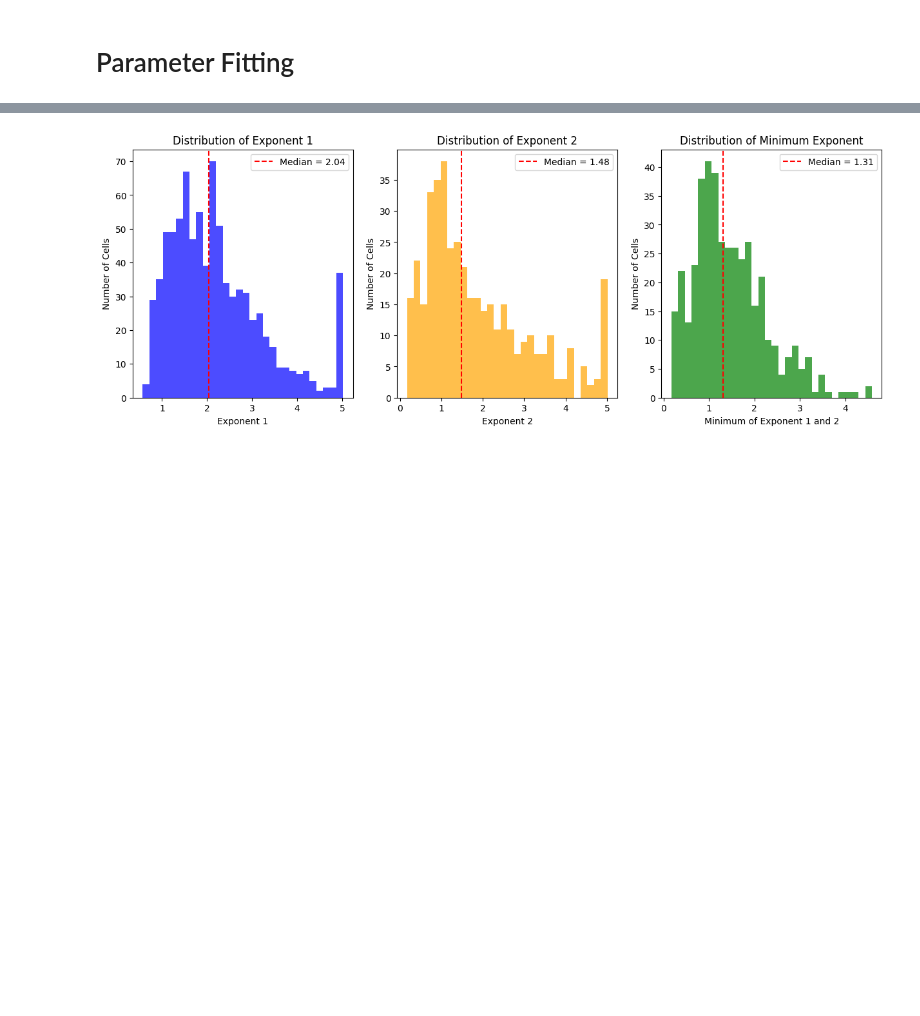
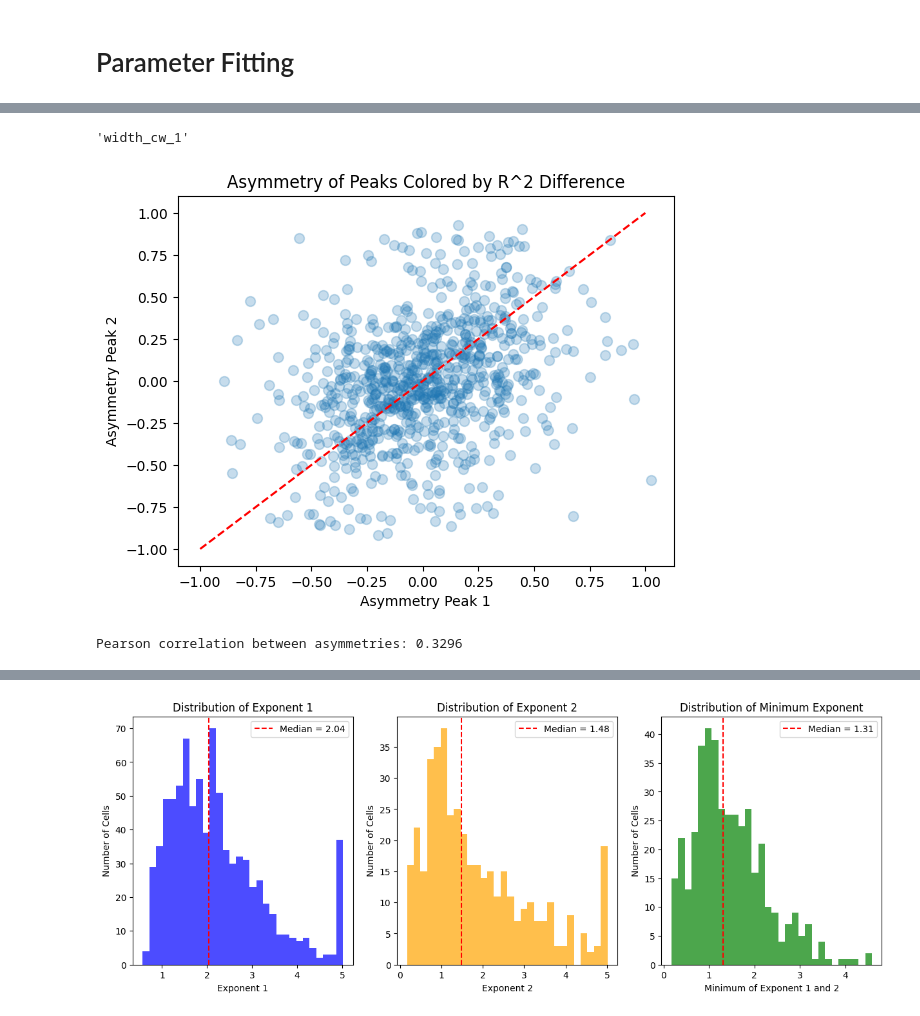
Before and after one commit to reillytilbury/EDGAR, a Jupyter notebook: figures/1A_tuning_curves.ipynb, the cells around one changed output, grey strips where cells are left out. Saved outputs shown, nothing was run; the diff lists cells and outputs as text; code cells hidden in the pictures; blank space fills up the shorter version.

```diff
--- a/figures/1A_tuning_curves.ipynb
+++ b/figures/1A_tuning_curves.ipynb
@@ -610,0 +616,22 @@ Number of cells with R^2 improvement > 0.00 and p_max < 2: 64 out of 847
+# %%
+param_names[4]
+# %% [output]
+'width_cw_1'
+# %%
+plt.scatter(asym1, asym2,
+# c=improvement, cmap='viridis',
+alpha=0.25, s=50)
+plt.plot([-1, 1], [-1, 1], 'r--', label='y=x')
+# plt.colorbar(label='R^2 AI Model - R^2 Gaussian Model')
+plt.xlabel('Asymmetry Peak 1')
+plt.ylabel('Asymmetry Peak 2')
+plt.title('Asymmetry of Peaks Colored by R^2 Difference')
+plt.show()
+# %% [output]
+[figure, added]
+# %%
+# compute pearson correlation between asymmetries
+corr = np.corrcoef(asym1, asym2)[0, 1]
+print(f"Pearson correlation between asymmetries: {corr:.4f}")
+# %% [output]
+Pearson correlation between asymmetries: 0.3296
```
Also changed, not shown: parts of 15 cells of this notebook, 7 other files.
